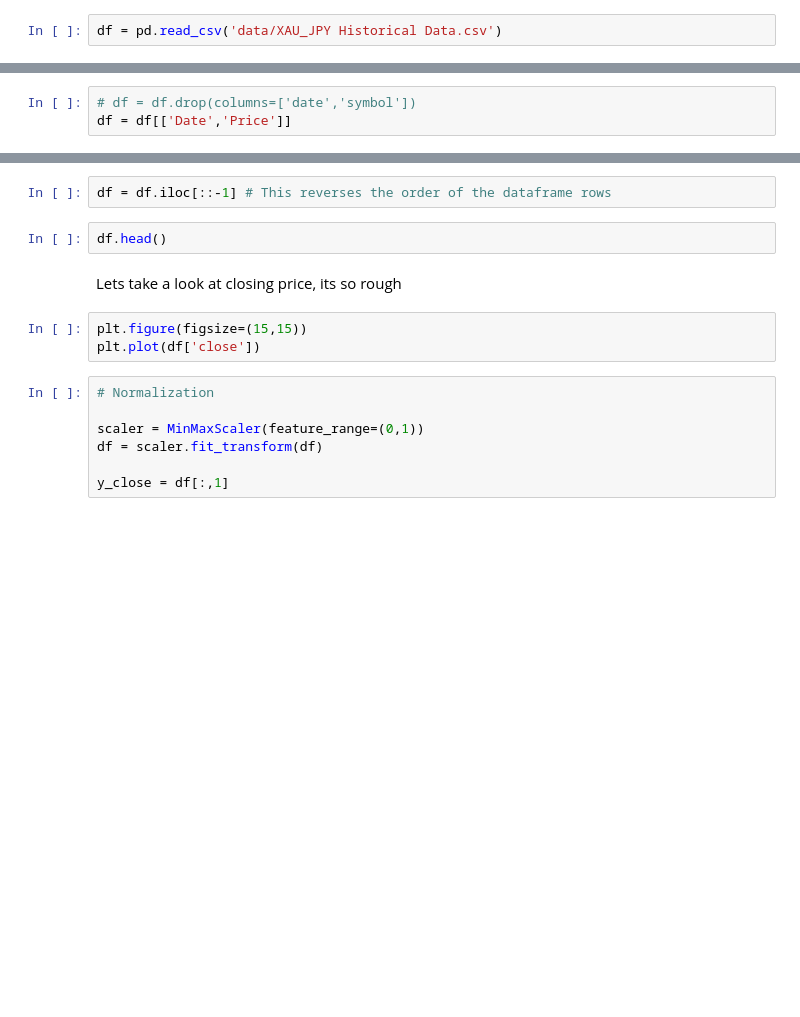
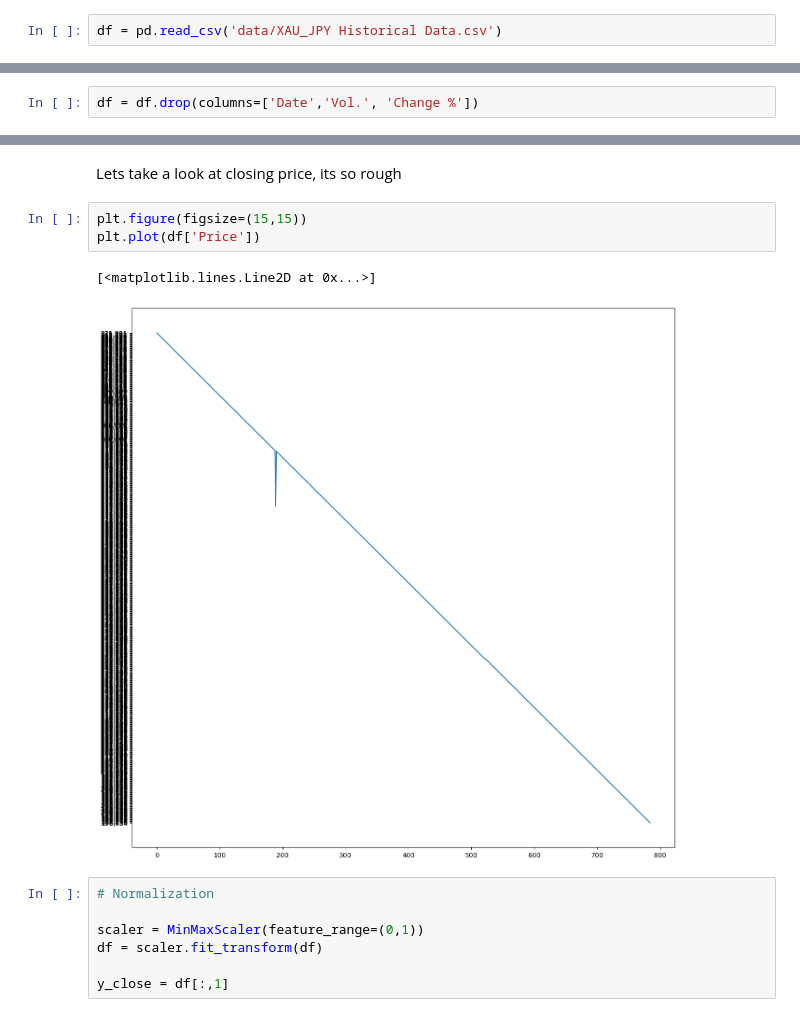
Before and after one commit to rockcoolsaint/ML-stock-price-predictor, a Jupyter notebook: Stock-price-prediction using CNN.ipynb, the cells around one changed output, grey strips where cells are left out. Saved outputs shown, nothing was run; the diff lists cells and outputs as text; blank space fills up the shorter version.

```diff
--- a/Stock-price-prediction using CNN.ipynb
+++ b/Stock-price-prediction using CNN.ipynb
@@ -34,5 +48,4 @@ df.shape
 # %%
-# df = df.drop(columns=['date','symbol'])
-df = df[['Date','Price']]
+df = df.drop(columns=['Date','Vol.', 'Change %'])
 # %%
 df.head()
@@ -39,12 +59,11 @@ df.head()
-# %%
-df = df.iloc[::-1] # This reverses the order of the dataframe rows
-# %%
-df.head()
 # %% [markdown]
 Lets take a look at closing price, its so rough
 # %%
 plt.figure(figsize=(15,15))
-plt.plot(df['close'])
+plt.plot(df['Price'])
+# %% [output]
+[<matplotlib.lines.Line2D at 0x...>]
+[figure, added]
 # %%
 # Normalization
 
```
Also changed, not shown: parts of 7 cells of this notebook.
